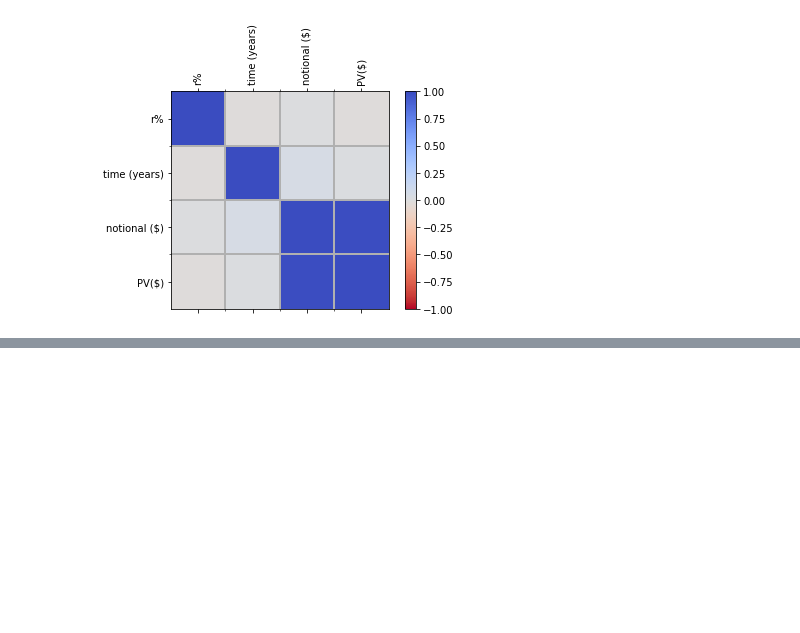
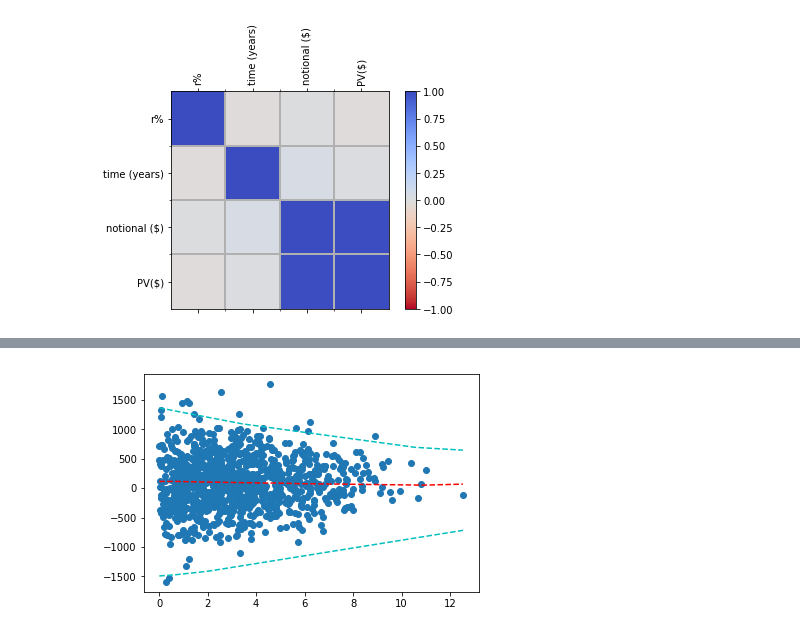
Before and after one commit to costargc/DataAnalysis, a Jupyter notebook: DataAnalysis.ipynb, the cells around one changed output, grey strips where cells are left out. Cells and saved outputs as stored; diff of their text form; code cells hidden in the pictures; blank space fills up the shorter version.

```diff
--- a/DataAnalysis.ipynb
+++ b/DataAnalysis.ipynb
@@ -165,0 +310,46 @@ Name: PV($), dtype: float64
+# %%
+import numpy as np
+import matplotlib.pyplot as plt
+
+def f(r,t,n):
+    price_me = scaler.transform([[r,t,n]])
+    calc_me = np.asscalar(mlp.predict(price_me))
+    return calc_me
+
+# np.min(ndata).values
+# np.max(ndata).values
+
+plotdata = pd.DataFrame(columns=['xvals', 'yvals','yvals_max','yvals_min'])
+plotdata_sel = tdata
+
+j=np.asscalar(np.min(plotdata_sel).values)
+
+rangemin = 0
+rangemax = 1000
+rangestep = 1
+
+for i in range(rangemin,rangemax,rangestep):
+    step = (np.asscalar(np.max(plotdata_sel).values) - np.asscalar(np.min(plotdata_sel).values))*rangestep/(rangemax-rangemin)
+    xvals = j
+    yvals = f(rmean,j,nmean)
+    yvals_max = f(rmax,j,nmax)
+    yvals_min = f(rmin,j,nmin)
+    plotdata.loc[i] = [xvals,yvals,yvals_max,yvals_min]
+    j=j+step
+
+#   plt.plot(xvals, yvals)
+
+# print(plotdata)
+
+# xvals = np.arange(0, 1 , 0.1)
+# yvals = f(rmean,tmean,xvals)
+# yvals = rmean+tmean/(xvals+0.1)
+
+# x=np.arange(0, 1 , 0.1)
+plt.scatter(plotdata_sel,pvdata)
+plt.plot(plotdata['xvals'],plotdata['yvals'],'r--')
+plt.plot(plotdata['xvals'],plotdata['yvals_max'],'c--')
+plt.plot(plotdata['xvals'],plotdata['yvals_min'],'c--')
+plt.show()
+# %% [output]
+[figure, added]
```
Also changed, not shown: parts of 11 cells of this notebook, 1 other file.
